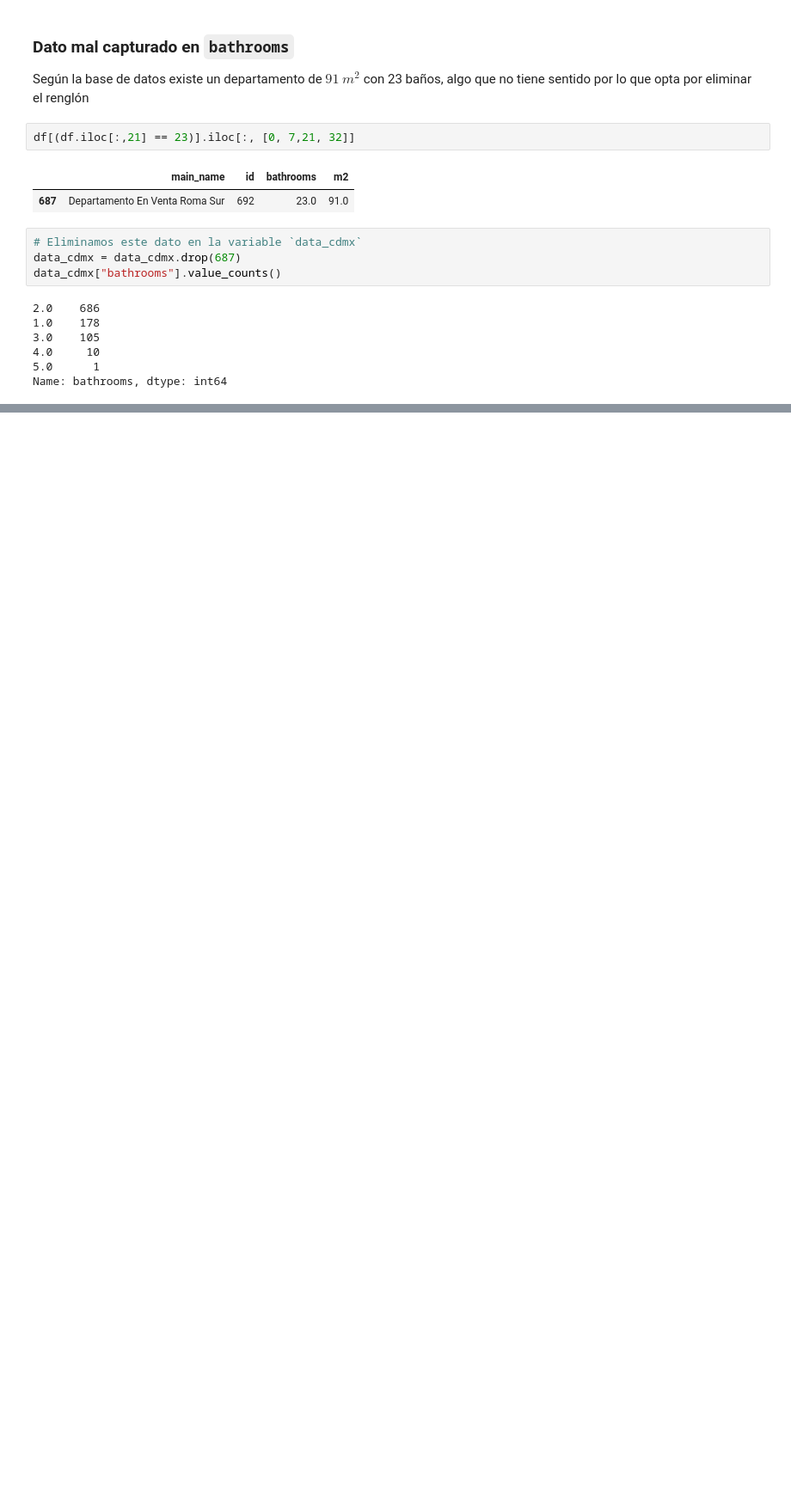
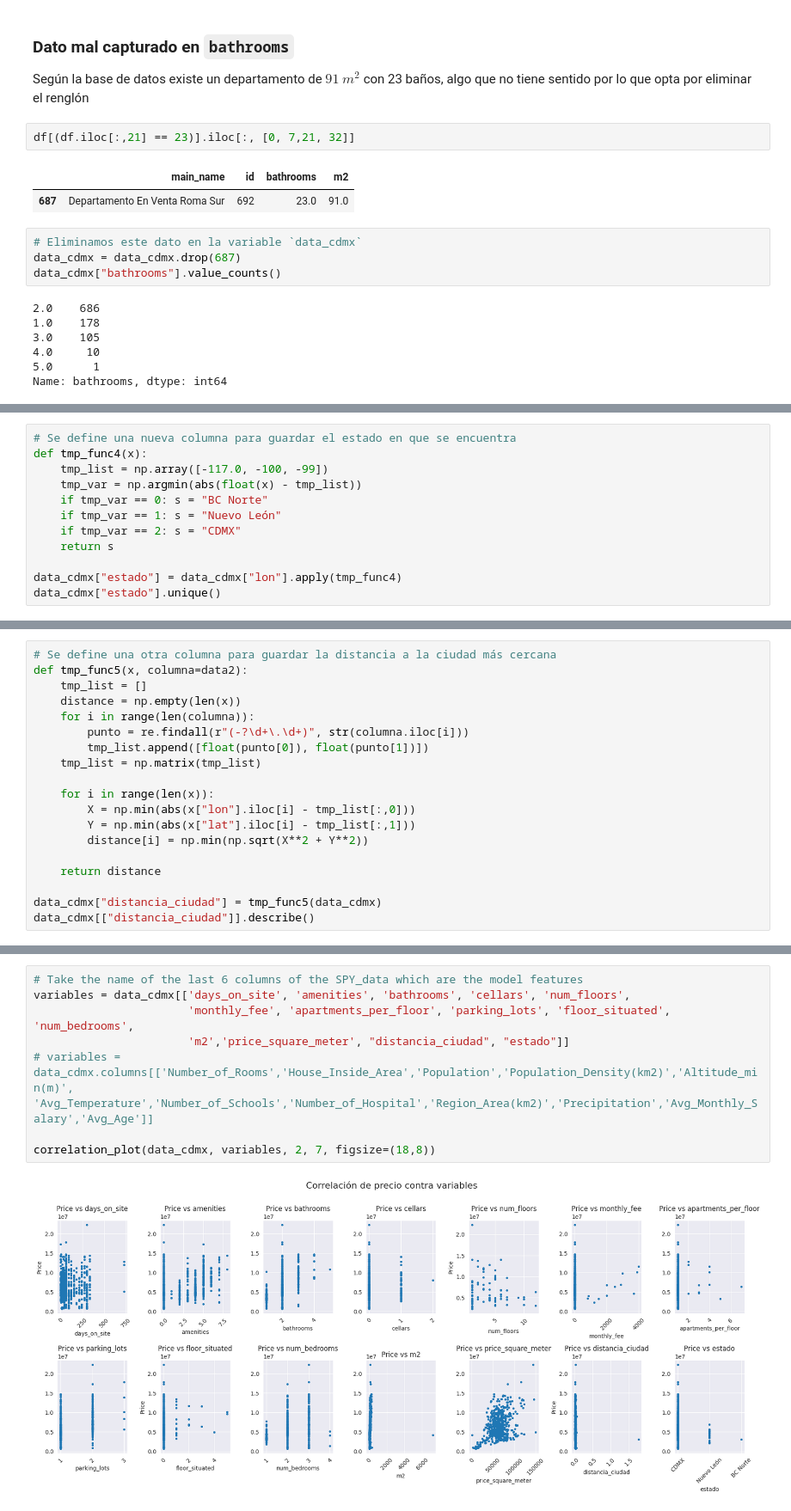
Before and after one commit to joshbrx/DataScience_challenge, a Jupyter notebook: Departamentos_en_la_CDMX.ipynb, the cells around one changed output, grey strips where cells are left out. Shown at 86% size. Saved outputs shown, nothing was run; the diff lists cells and outputs as text; blank space fills up the shorter version.

```diff
--- a/Departamentos_en_la_CDMX.ipynb
+++ b/Departamentos_en_la_CDMX.ipynb
@@ -344,0 +376,12 @@ StopIteration: ignored
+# %%
+# Se define una nueva columna para guardar el estado en que se encuentra
+def tmp_func4(x):
+    tmp_list = np.array([-117.0, -100, -99])
+    tmp_var = np.argmin(abs(float(x) - tmp_list))
+    if tmp_var == 0: s = "BC Norte"
+    if tmp_var == 1: s = "Nuevo León"
+    if tmp_var == 2: s = "CDMX"
+    return s
+
+data_cdmx["estado"] = data_cdmx["lon"].apply(tmp_func4)
+data_cdmx["estado"].unique()
@@ -344,0 +390,19 @@ StopIteration: ignored
+# %%
+# Se define una otra columna para guardar la distancia a la ciudad más cercana
+def tmp_func5(x, columna=data2):
+    tmp_list = []
+    distance = np.empty(len(x))
+    for i in range(len(columna)):
+        punto = re.findall(r"(-?\d+\.\d+)", str(columna.iloc[i]))
+        tmp_list.append([float(punto[0]), float(punto[1])])
+    tmp_list = np.matrix(tmp_list)
+
+    for i in range(len(x)):
+        X = np.min(abs(x["lon"].iloc[i] - tmp_list[:,0]))
+        Y = np.min(abs(x["lat"].iloc[i] - tmp_list[:,1]))
+        distance[i] = np.min(np.sqrt(X**2 + Y**2))
+
+    return distance
+
+data_cdmx["distancia_ciudad"] = tmp_func5(data_cdmx)
+data_cdmx[["distancia_ciudad"]].describe()
@@ -344,0 +419,10 @@ StopIteration: ignored
+# %%
+# Take the name of the last 6 columns of the SPY_data which are the model features
+variables = data_cdmx[['days_on_site', 'amenities', 'bathrooms', 'cellars', 'num_floors',
+                       'monthly_fee', 'apartments_per_floor', 'parking_lots', 'floor_situated', 'num_bedrooms',
+                       'm2','price_square_meter', "distancia_ciudad", "estado"]]
+# variables = data_cdmx.columns[['Number_of_Rooms','House_Inside_Area','Population','Population_Density(km2)','Altitude_min(m)', 'Avg_Temperature','Number_of_Schools','Number_of_Hospital','Region_Area(km2)','Precipitation','Avg_Monthly_Salary','Avg_Age']]
+
+correlation_plot(data_cdmx, variables, 2, 7, figsize=(18,8))
+# %% [output]
+[figure, added]
```
Also changed, not shown: parts of 18 cells of this notebook.
